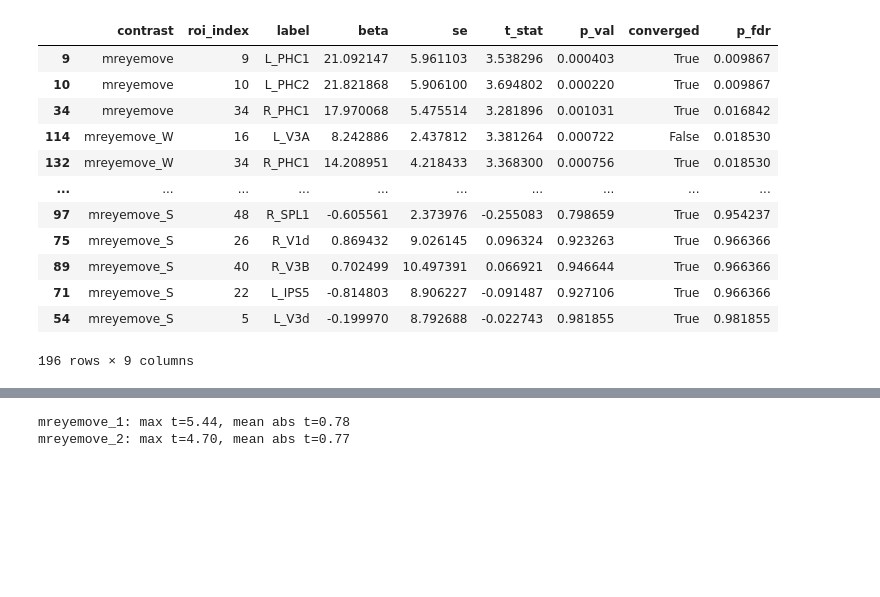
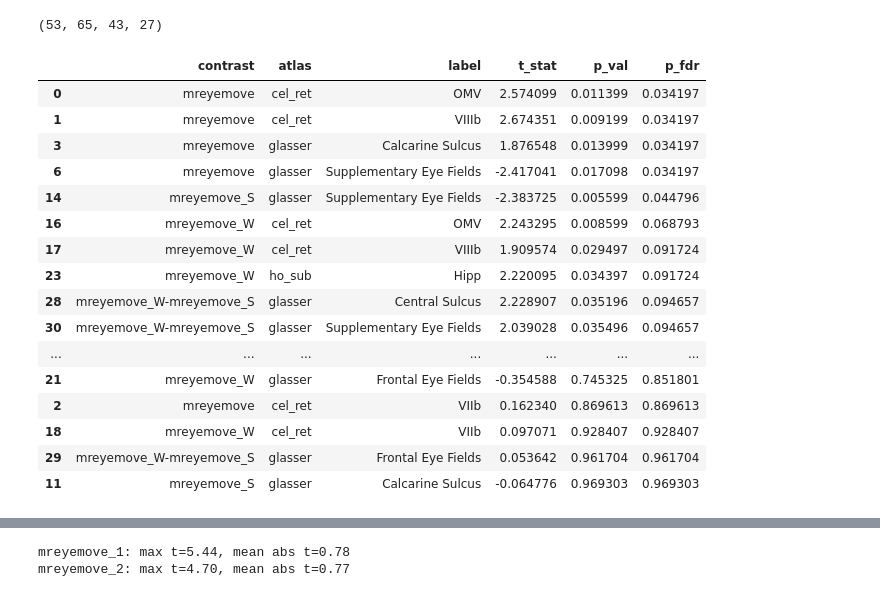
Before and after one commit to BCN-lab/sleepMReye, a Jupyter notebook: sleepmreye/notebooks/roi_analysis.ipynb, the cells around one changed output, grey strips where cells are left out. Saved outputs shown, nothing was run; the diff lists cells and outputs as text; code cells hidden in the pictures; blank space fills up the shorter version.

```diff
--- a/sleepmreye/notebooks/roi_analysis.ipynb
+++ b/sleepmreye/notebooks/roi_analysis.ipynb
@@ -18,22 +21,41 @@ desc_add = construct_desc(dataset=mrio, config=config)
+# %%
+import nibabel as nib
+
+x = nib.load("/Users/zach/2025_RA/matthias/bids_sleepmreye/derivatives/mreyemove/group/func/glm_brain/task-sleep_contrast-mreyemove_W-clean-with-fd-clamped-original-sleep/second_level_flame/flameo/stats/weights1.nii.gz")
+
+d = x.get_fdata()
+
+d.shape
+# %% [output]
+(53, 65, 43, 27)
 # %%
+
+config = GLMConfig.from_yaml("/Users/zach/2025_RA/matthias/eyemove_and_sleep/SleepMReye/sleepmreye/designs/original_sleep_atlas.yml")
+desc_add = construct_desc(dataset=mrio, config=config)
+
 from nilearn.decoding import searchlight
-df = mrio.load_roi_lme_results(desc_add)
+df = mrio.load_roi_lme_results(desc_add=desc_add)
 
-df = df[0].sort_values(by=["p_fdr"])
+df = df[0].sort_values(by=["p_fdr", "contrast"])
 # df[df["contrast"] == "mreyemove_S"]
 
+# df[df["label"] == "Hipp"]
 df
 # %% [output]
-|  | contrast | roi_index | label | beta | se | t_stat | p_val | converged | p_fdr |
-| 9 | mreyemove | 9 | L_PHC1 | 21.092147 | 5.961103 | 3.538296 | 0.000403 | True | 0.009867 |
-| 10 | mreyemove | 10 | L_PHC2 | 21.821868 | 5.906100 | 3.694802 | 0.000220 | True | 0.009867 |
-| 34 | mreyemove | 34 | R_PHC1 | 17.970068 | 5.475514 | 3.281896 | 0.001031 | True | 0.016842 |
-| 114 | mreyemove_W | 16 | L_V3A | 8.242886 | 2.437812 | 3.381264 | 0.000722 | False | 0.018530 |
-| 132 | mreyemove_W | 34 | R_PHC1 | 14.208951 | 4.218433 | 3.368300 | 0.000756 | True | 0.018530 |
-| ... | ... | ... | ... | ... | ... | ... | ... | ... | ... |
-| 97 | mreyemove_S | 48 | R_SPL1 | -0.605561 | 2.373976 | -0.255083 | 0.798659 | True | 0.954237 |
-| 75 | mreyemove_S | 26 | R_V1d | 0.869432 | 9.026145 | 0.096324 | 0.923263 | True | 0.966366 |
-| 89 | mreyemove_S | 40 | R_V3B | 0.702499 | 10.497391 | 0.066921 | 0.946644 | True | 0.966366 |
-| 71 | mreyemove_S | 22 | L_IPS5 | -0.814803 | 8.906227 | -0.091487 | 0.927106 | True | 0.966366 |
-| 54 | mreyemove_S | 5 | L_V3d | -0.199970 | 8.792688 | -0.022743 | 0.981855 | True | 0.981855 |
+|  | contrast | atlas | label | t_stat | p_val | p_fdr |
+| 0 | mreyemove | cel_ret | OMV | 2.574099 | 0.011399 | 0.034197 |
+| 1 | mreyemove | cel_ret | VIIIb | 2.674351 | 0.009199 | 0.034197 |
+| 3 | mreyemove | glasser | Calcarine Sulcus | 1.876548 | 0.013999 | 0.034197 |
+| 6 | mreyemove | glasser | Supplementary Eye Fields | -2.417041 | 0.017098 | 0.034197 |
+| 14 | mreyemove_S | glasser | Supplementary Eye Fields | -2.383725 | 0.005599 | 0.044796 |
+| 16 | mreyemove_W | cel_ret | OMV | 2.243295 | 0.008599 | 0.068793 |
+| 17 | mreyemove_W | cel_ret | VIIIb | 1.909574 | 0.029497 | 0.091724 |
+| 23 | mreyemove_W | ho_sub | Hipp | 2.220095 | 0.034397 | 0.091724 |
+| 28 | mreyemove_W-mreyemove_S | glasser | Central Sulcus | 2.228907 | 0.035196 | 0.094657 |
+| 30 | mreyemove_W-mreyemove_S | glasser | Supplementary Eye Fields | 2.039028 | 0.035496 | 0.094657 |
+| ... | ... | ... | ... | ... | ... | ... |
+| 21 | mreyemove_W | glasser | Frontal Eye Fields | -0.354588 | 0.745325 | 0.851801 |
+| 2 | mreyemove | cel_ret | VIIb | 0.162340 | 0.869613 | 0.869613 |
+| 18 | mreyemove_W | cel_ret | VIIb | 0.097071 | 0.928407 | 0.928407 |
+| 29 | mreyemove_W-mreyemove_S | glasser | Frontal Eye Fields | 0.053642 | 0.961704 | 0.961704 |
+| 11 | mreyemove_S | glasser | Calcarine Sulcus | -0.064776 | 0.969303 | 0.969303 |
-196 rows × 9 columns
```
Also changed, not shown: parts of 28 cells of this notebook, 5 other files.
